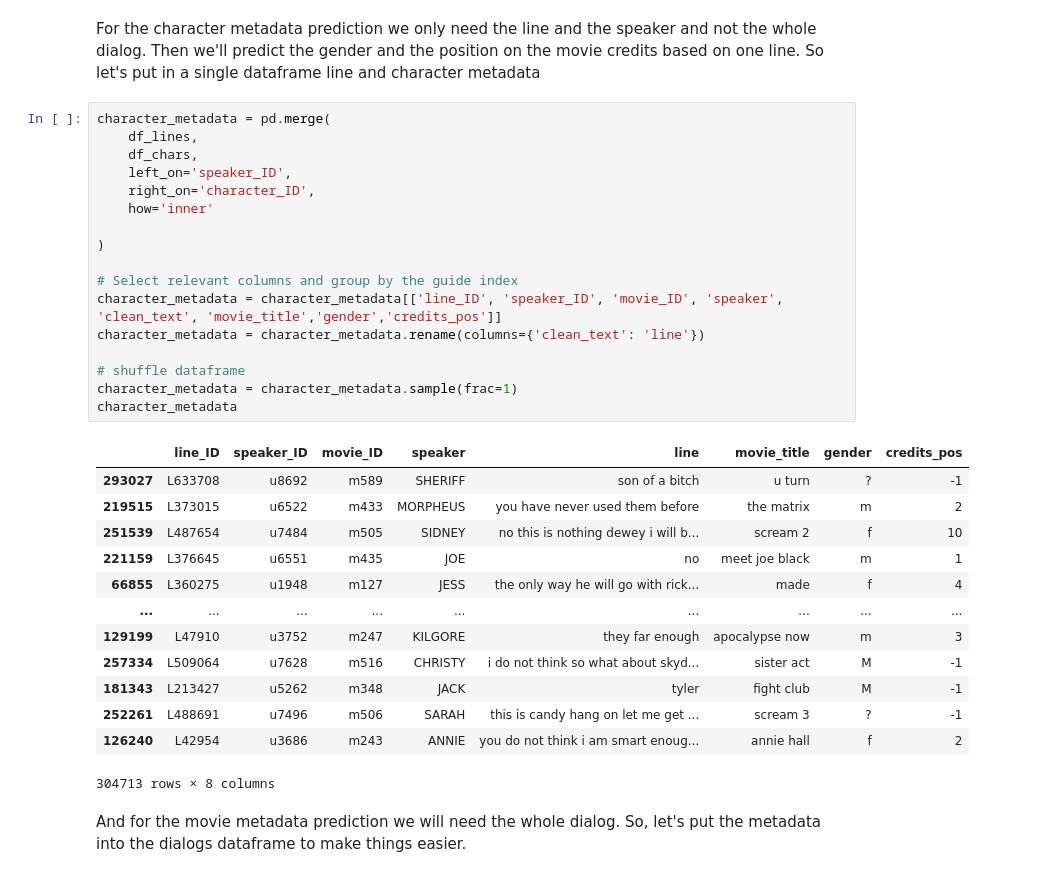
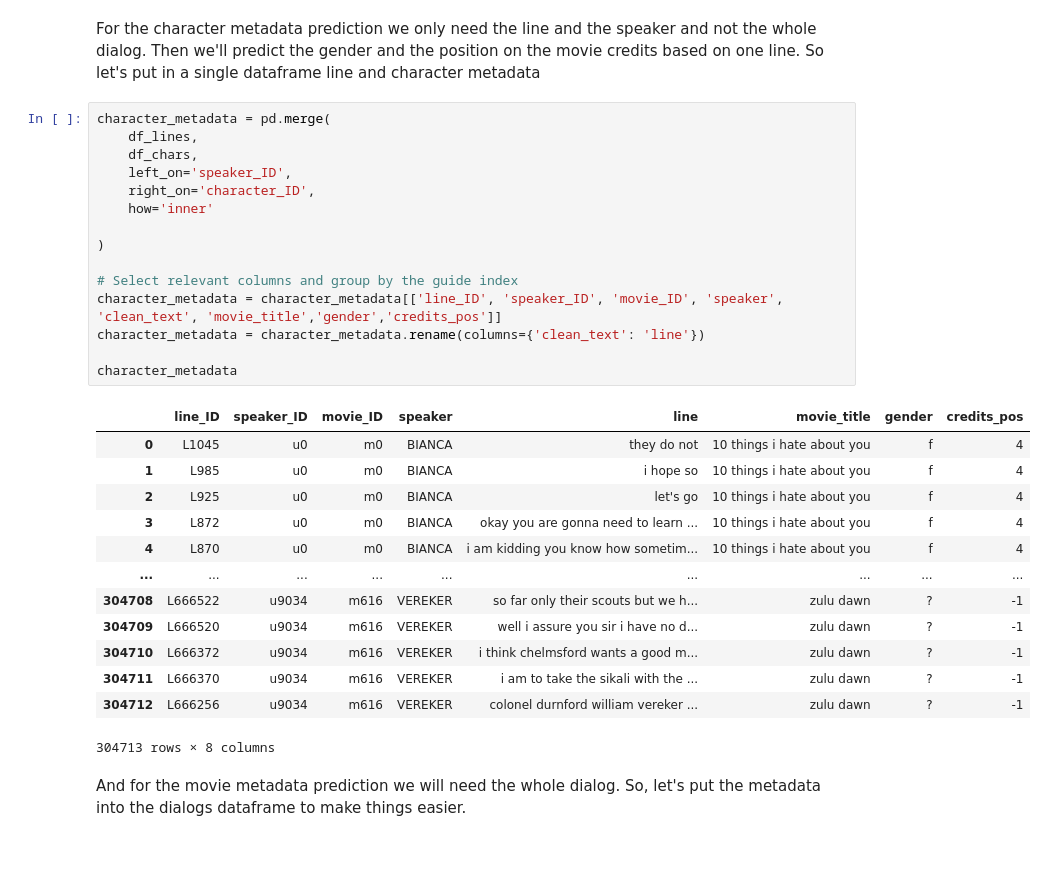
Before and after one commit to AngelaRemolina/NLP-Film-Dialog-Generation, a Jupyter notebook: Metadata-Prediction.ipynb, the cells around one changed output. Cells and saved outputs as stored; diff of their text form.

```diff
--- a/Metadata-Prediction.ipynb
+++ b/Metadata-Prediction.ipynb
@@ -249,33 +249,31 @@ For the character metadata prediction we only need the line and the speaker and
 # %%
 character_metadata = pd.merge(
     df_lines,
     df_chars,
     left_on='speaker_ID',
     right_on='character_ID',
     how='inner'
 
 )
 
 # Select relevant columns and group by the guide index
 character_metadata = character_metadata[['line_ID', 'speaker_ID', 'movie_ID', 'speaker', 'clean_text', 'movie_title','gender','credits_pos']]
 character_metadata = character_metadata.rename(columns={'clean_text': 'line'})
 
-# shuffle dataframe
-character_metadata = character_metadata.sample(frac=1)
 character_metadata
 # %% [output]
 |  | line_ID | speaker_ID | movie_ID | speaker | line | movie_title | gender | credits_pos |
-| 293027 | L633708 | u8692 | m589 | SHERIFF | son of a bitch | u turn | ? | -1 |
-| 219515 | L373015 | u6522 | m433 | MORPHEUS | you have never used them before | the matrix | m | 2 |
-| 251539 | L487654 | u7484 | m505 | SIDNEY | no this is nothing dewey i will b... | scream 2 | f | 10 |
-| 221159 | L376645 | u6551 | m435 | JOE | no | meet joe black | m | 1 |
-| 66855 | L360275 | u1948 | m127 | JESS | the only way he will go with rick... | made | f | 4 |
+| 0 | L1045 | u0 | m0 | BIANCA | they do not | 10 things i hate about you | f | 4 |
+| 1 | L985 | u0 | m0 | BIANCA | i hope so | 10 things i hate about you | f | 4 |
+| 2 | L925 | u0 | m0 | BIANCA | let's go | 10 things i hate about you | f | 4 |
+| 3 | L872 | u0 | m0 | BIANCA | okay you are gonna need to learn ... | 10 things i hate about you | f | 4 |
+| 4 | L870 | u0 | m0 | BIANCA | i am kidding you know how sometim... | 10 things i hate about you | f | 4 |
 | ... | ... | ... | ... | ... | ... | ... | ... | ... |
-| 129199 | L47910 | u3752 | m247 | KILGORE | they far enough | apocalypse now | m | 3 |
-| 257334 | L509064 | u7628 | m516 | CHRISTY | i do not think so what about skyd... | sister act | M | -1 |
-| 181343 | L213427 | u5262 | m348 | JACK | tyler | fight club | M | -1 |
-| 252261 | L488691 | u7496 | m506 | SARAH | this is candy hang on let me get ... | scream 3 | ? | -1 |
-| 126240 | L42954 | u3686 | m243 | ANNIE | you do not think i am smart enoug... | annie hall | f | 2 |
+| 304708 | L666522 | u9034 | m616 | VEREKER | so far only their scouts but we h... | zulu dawn | ? | -1 |
+| 304709 | L666520 | u9034 | m616 | VEREKER | well i assure you sir i have no d... | zulu dawn | ? | -1 |
+| 304710 | L666372 | u9034 | m616 | VEREKER | i think chelmsford wants a good m... | zulu dawn | ? | -1 |
+| 304711 | L666370 | u9034 | m616 | VEREKER | i am to take the sikali with the ... | zulu dawn | ? | -1 |
+| 304712 | L666256 | u9034 | m616 | VEREKER | colonel durnford william vereker ... | zulu dawn | ? | -1 |
 304713 rows × 8 columns
 # %% [markdown]
 And for the movie metadata prediction we will need the whole dialog. So, let's put the metadata into the dialogs dataframe to make things easier.
```
Also changed, not shown: parts of 26 cells of this notebook.
